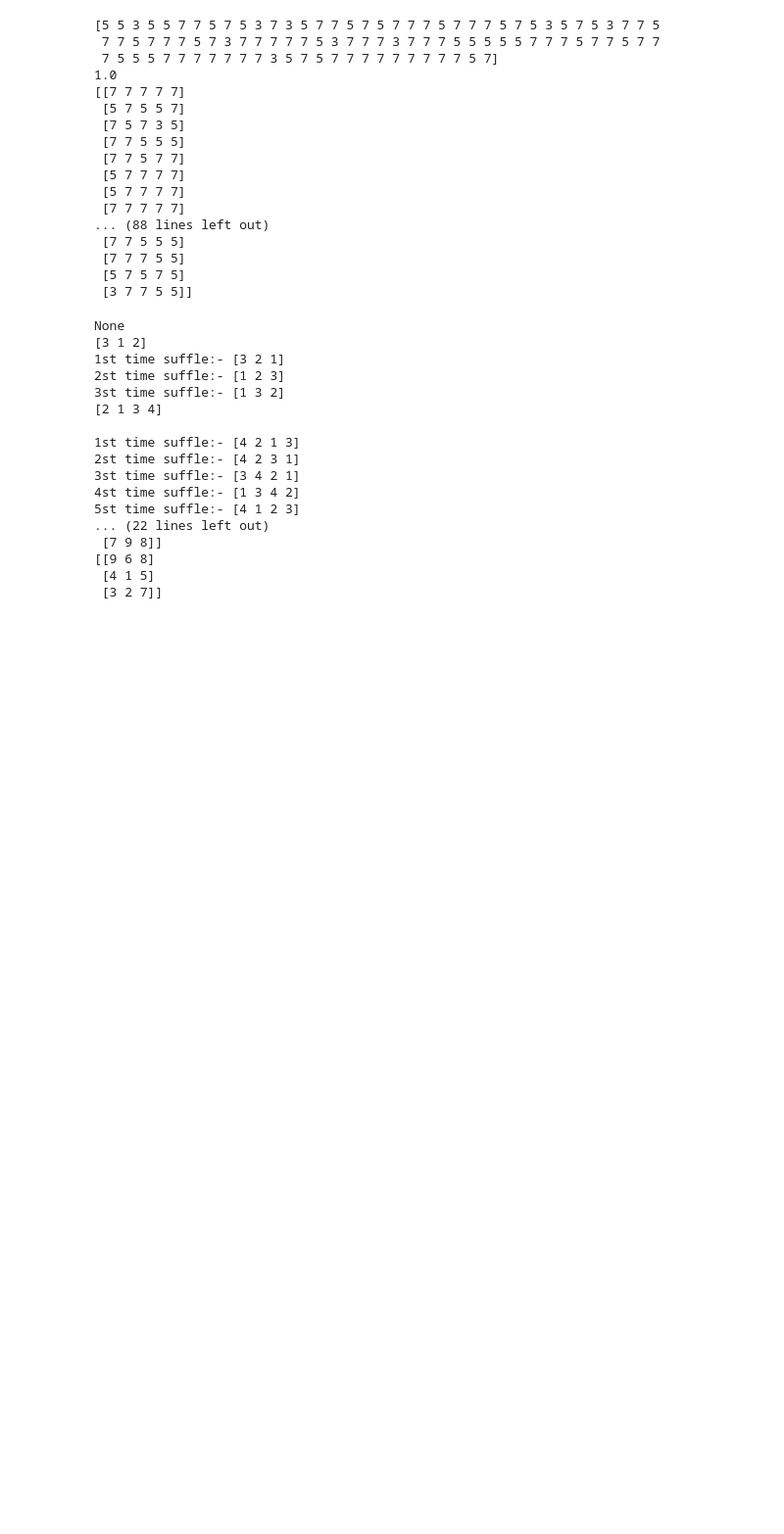
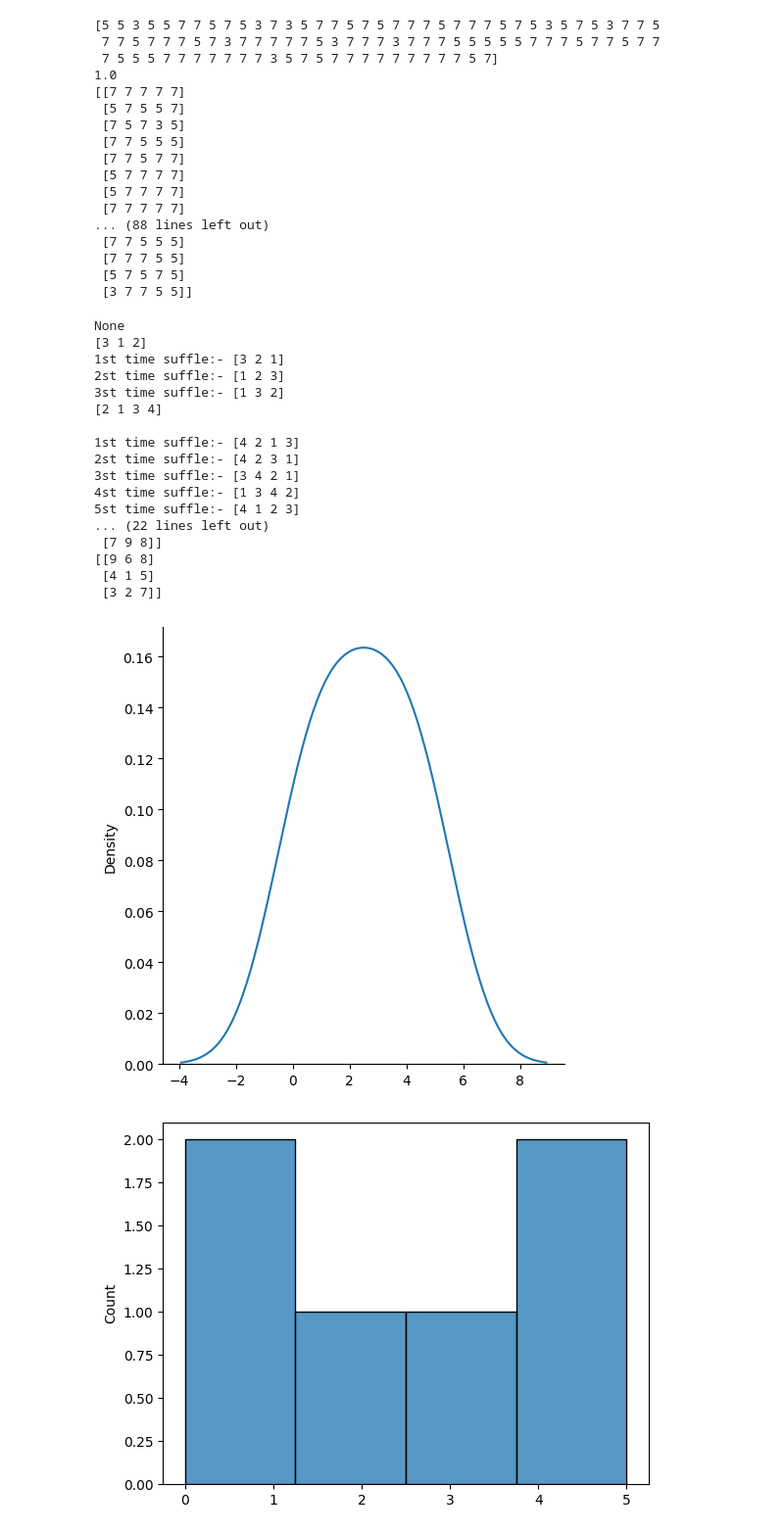
Before and after one commit to Vivek9gupta/numpy_note, a Jupyter notebook: numpy_note.ipynb, the cells around one changed output. Shown at 98% size. Cells and saved outputs as stored; diff of their text form; code cells hidden in the pictures; blank space fills up the shorter version.

Commit message:
update numpy_note.ipynb seaborn and venv update

```diff
--- a/numpy_note.ipynb
+++ b/numpy_note.ipynb
@@ -560,3 +560,33 @@ None
 [[9 6 8]
  [4 1 5]
  [3 2 7]]
+# %%
+"""it time for go more deeper in the numpy  because wh have to install
+'seaborn' libery for making graph of random distribution of array for first
+we have to install matplotlib and after that import matplotlib.pyplot"""
+#in window
+      #home>>pip install seaborn :-it will install all file
+#check the version
+import seaborn as sns
+sns.__version__
+
+#one example
+import matplotlib.pyplot as plt
+import seaborn as sns
+sns.displot([0, 1, 2, 3, 4, 5], kind="kde") #if you see x aixs and y axis take self value which it is default value
+plt.show()
+"""Note:
+1-> We will be using: sns.displot(arr, kind="kde")
+to visualize random distributions in this tutorial.
+
+2->Displot stands for distribution plot,it takes as input an array and
+plots a curve correspondingto the distribution of points in the array.
+"""
+#example2
+import matplotlib.pyplot as plt
+import seaborn as sns
+sns.histplot([0, 1, 2, 3, 4, 5],)
+plt.show()
+# %% [output]
+[figure, added]
+[figure, added]
```
